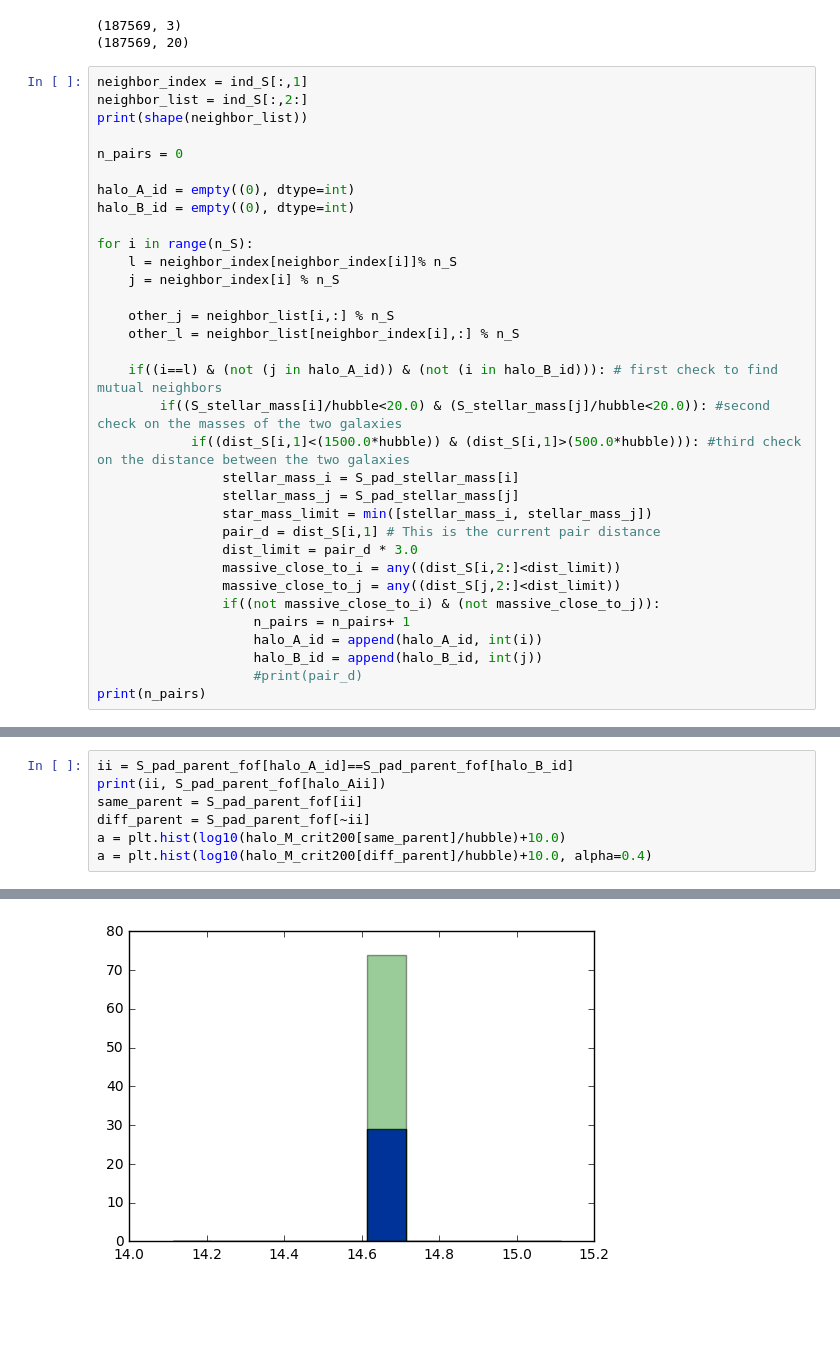
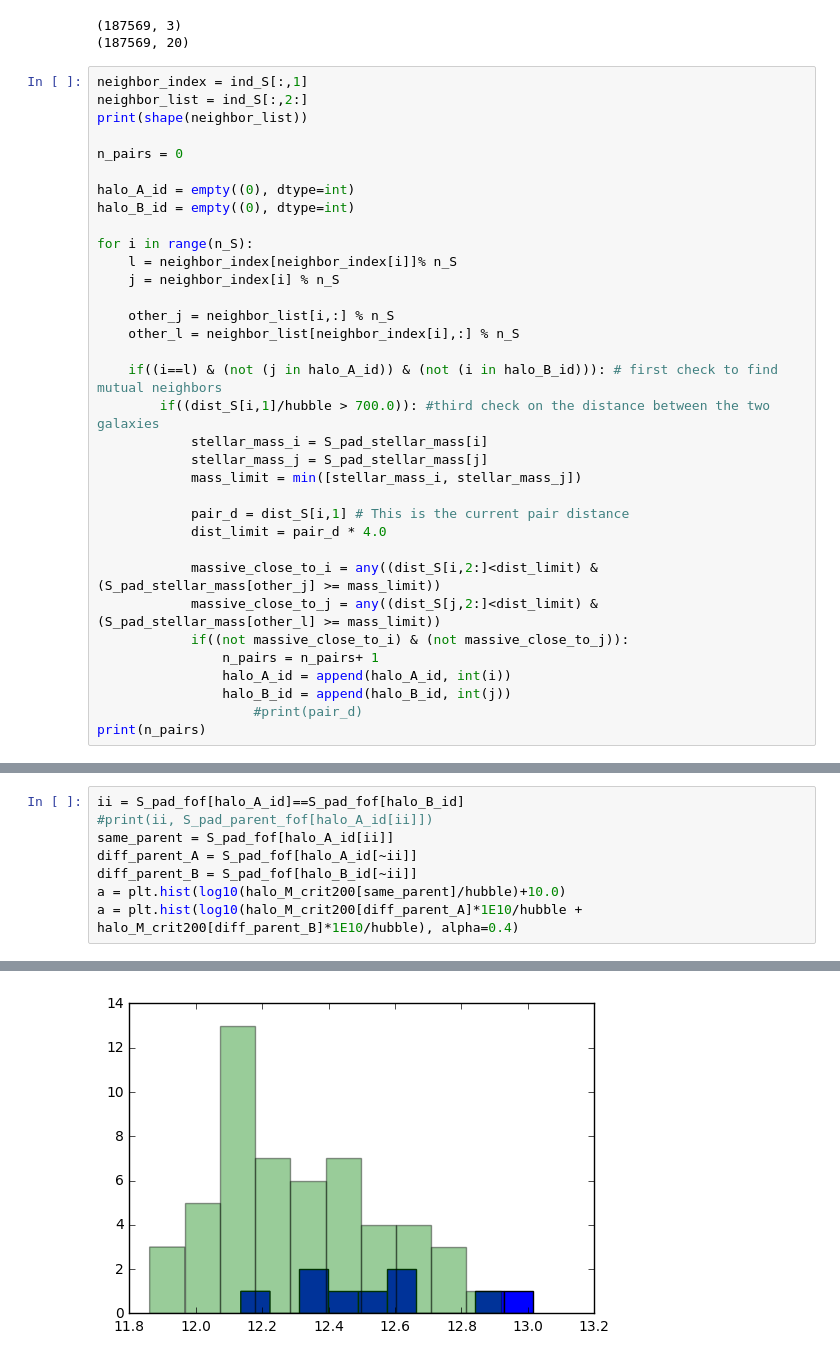
Before and after one commit to astroandes/IllustrisLG, a Jupyter notebook: code/SampleLG.ipynb, the cells around one changed output, grey strips where cells are left out. Cells and saved outputs as stored; diff of their text form; blank space fills up the shorter version.

```diff
--- a/code/SampleLG.ipynb
+++ b/code/SampleLG.ipynb
@@ -138,19 +140,20 @@ for i in range(n_S):
     other_l = neighbor_list[neighbor_index[i],:] % n_S
 
     if((i==l) & (not (j in halo_A_id)) & (not (i in halo_B_id))): # first check to find mutual neighbors
-        if((S_stellar_mass[i]/hubble<20.0) & (S_stellar_mass[j]/hubble<20.0)): #second check on the masses of the two galaxies
-            if((dist_S[i,1]<(1500.0*hubble)) & (dist_S[i,1]>(500.0*hubble))): #third check on the distance between the two galaxies
-                stellar_mass_i = S_pad_stellar_mass[i]
-                stellar_mass_j = S_pad_stellar_mass[j]
-                star_mass_limit = min([stellar_mass_i, stellar_mass_j])
-                pair_d = dist_S[i,1] # This is the current pair distance
-                dist_limit = pair_d * 3.0
-                massive_close_to_i = any((dist_S[i,2:]<dist_limit))
-                massive_close_to_j = any((dist_S[j,2:]<dist_limit))
-                if((not massive_close_to_i) & (not massive_close_to_j)):
-                    n_pairs = n_pairs+ 1
-                    halo_A_id = append(halo_A_id, int(i))
-                    halo_B_id = append(halo_B_id, int(j))
+        if((dist_S[i,1]/hubble > 700.0)): #third check on the distance between the two galaxies
+            stellar_mass_i = S_pad_stellar_mass[i]
+            stellar_mass_j = S_pad_stellar_mass[j]
+            mass_limit = min([stellar_mass_i, stellar_mass_j])
+
+            pair_d = dist_S[i,1] # This is the current pair distance
+            dist_limit = pair_d * 4.0
+
+            massive_close_to_i = any((dist_S[i,2:]<dist_limit) & (S_pad_stellar_mass[other_j] >= mass_limit))
+            massive_close_to_j = any((dist_S[j,2:]<dist_limit) & (S_pad_stellar_mass[other_l] >= mass_limit))
+            if((not massive_close_to_i) & (not massive_close_to_j)):
+                n_pairs = n_pairs+ 1
+                halo_A_id = append(halo_A_id, int(i))
+                halo_B_id = append(halo_B_id, int(j))
                     #print(pair_d)
 print(n_pairs)
 # %% [output]
@@ -159,8 +162,9 @@ print(n_pairs)
 # %%
-ii = S_pad_parent_fof[halo_A_id]==S_pad_parent_fof[halo_B_id]
-print(ii, S_pad_parent_fof[halo_Aii])
-same_parent = S_pad_parent_fof[ii]
-diff_parent = S_pad_parent_fof[~ii]
+ii = S_pad_fof[halo_A_id]==S_pad_fof[halo_B_id]
+#print(ii, S_pad_parent_fof[halo_A_id[ii]])
+same_parent = S_pad_fof[halo_A_id[ii]]
+diff_parent_A = S_pad_fof[halo_A_id[~ii]]
+diff_parent_B = S_pad_fof[halo_B_id[~ii]]
 a = plt.hist(log10(halo_M_crit200[same_parent]/hubble)+10.0)
-a = plt.hist(log10(halo_M_crit200[diff_parent]/hubble)+10.0, alpha=0.4)
+a = plt.hist(log10(halo_M_crit200[diff_parent_A]*1E10/hubble + halo_M_crit200[diff_parent_B]*1E10/hubble), alpha=0.4)
 # %% [output]
@@ -176 +171 @@ a = plt.hist(log10(halo_M_crit200[diff_parent]/hubble)+10.0, alpha=0.4)
-[figure, old version]
+[figure, new version]
```
Also changed, not shown: parts of 17 cells of this notebook.
